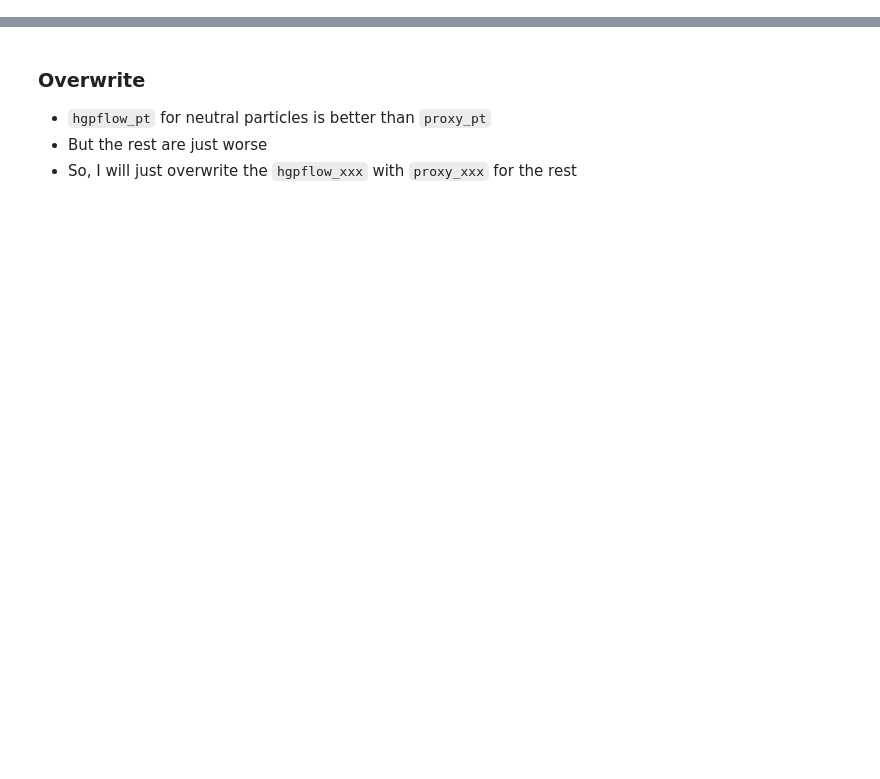
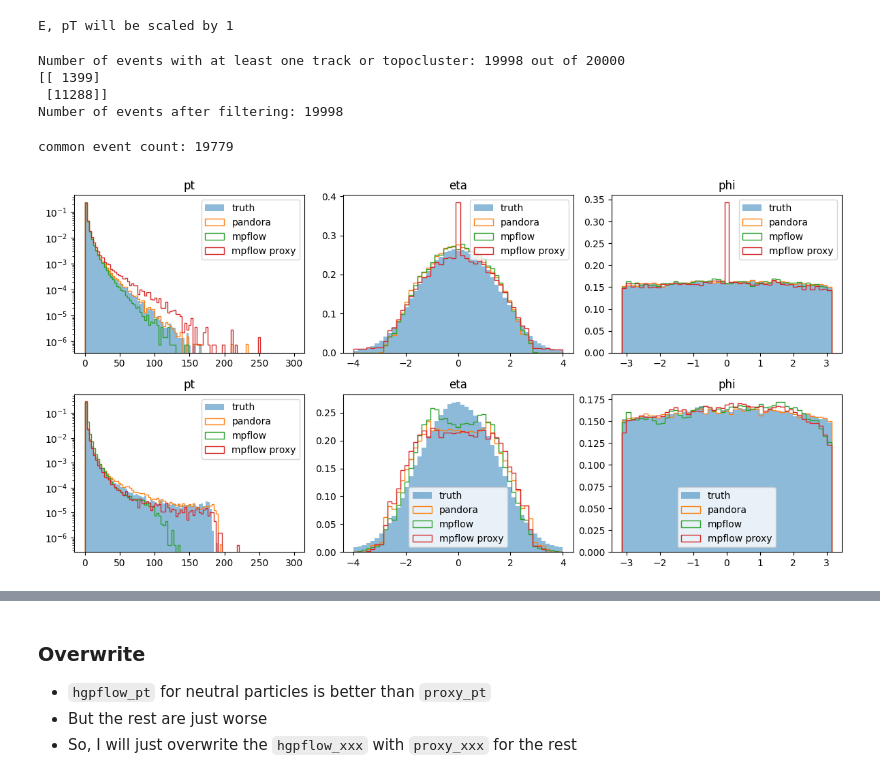
Before and after one commit to sunnyw22/hepattn, a Jupyter notebook: src/hepattn/experiments/clic/notebooks/clic_performance.ipynb, the cells around one changed output, grey strips where cells are left out. Drawn from its saved outputs; the diff is of its cells as text; code cells hidden in the pictures; blank space fills up the shorter version.

```diff
--- a/src/hepattn/experiments/clic/notebooks/clic_performance.ipynb
+++ b/src/hepattn/experiments/clic/notebooks/clic_performance.ipynb
@@ -23,22 +27,30 @@ net_dict = {
     # "mpflow": "/storage/agrp/dmitrykl/hgpf/hepattn/src/hepattn/experiments/clic/logs/CLIC_Pflow_FullDiceFix_20250611-T181526/ckpts/epoch=172-val_loss=3.29018__test.root",
     # "mpflow": "/storage/agrp/dmitrykl/hgpf/hepattn/src/hepattn/experiments/clic/logs/CLIC_Pflow_FullDiceFoc_20250612-T131052/ckpts/epoch=195-val_loss=3.42870__test.root",
     # "mpflow":   "/storage/agrp/dmitrykl/hgpf/hepattn/src/hepattn/experiments/clic/logs/CLIC_Pflow_FullDiceFoc_20250612-T131052/ckpts/epoch=195-val_loss=3.42870__test__common.root",
-    "mpflow": "/storage/agrp/dmitrykl/hgpf/hepattn/src/hepattn/experiments/clic/logs/CLIC_Pflow_FullDiceFocFix_20250613-T142512/ckpts/epoch=159-val_loss=3.51694__test__common.root",
-    "hgpflow": "/storage/agrp/nilotpal/HGPFlow_v2/experiments/hgpflow_v2/clicxminixbig1x2xs2xxxds7kirm1yo/inference/ee_qq_new/pred_test_p8_ee_qq_ecm380_20k_seg_bw0.3_nocut_merged.root",
+    "mpflow": "/share/gpu1/syw24/hepattn/logs/CLIC_Pflow_FullDiceFocFix_BF16_B64_20250625-T144653/ckpts/epoch=046-val_loss=1.07280__test.root",
+    # "hgpflow": "/storage/agrp/nilotpal/HGPFlow_v2/experiments/hgpflow_v2/clicxminixbig1x2xs2xxxds7kirm1yo/inference/ee_qq_new/pred_test_p8_ee_qq_ecm380_20k_seg_bw0.3_nocut_merged.root",
     # 'hgpflow'
 }
 # %%
 perf_obj = Performance(
-    truth_path="/storage/agrp/dmitrykl/hgpf/hepformer/data/nilo/test_clic_common_raw.root",
-    # truth_path="/storage/agrp/dmitrykl/hgpf/hepformer/data/nilo/test_clic_raw.root",
+    truth_path="/share/gpu1/syw24/dmitrii_clic/test_clic_common_raw.root",
+    # truth_path="/share/gpu1/syw24/dmitrii_clic/test_clic_raw.root",
     networks=net_dict,
     # num_events=18000,
     # num_events={
     #     'mpflow' : 25_000,
     # }
 )
+# %% [output]
+E, pT will be scaled by 1
+Number of events with at least one track or topocluster: 19998 out of 20000
+[[ 1399]
+ [11288]]
+Number of events after filtering: 19998
 # %%
 perf_obj.reorder_and_find_intersection()
+# %% [output]
+common event count: 19779
 # %%
 bins = [
     np.linspace(0, 300, 100),
@@ -66,34 +78,36 @@ for i in range(3):
         )
         ax[j, i].hist(
             np.concatenate(perf_obj.truth_dict["pandora_" + var_names[i]])[mask_fns[j](pandora_class)],
             bins=bins[i],
             histtype="step",
             label="pandora",
             density=True,
         )
         for key, value in perf_obj.data.items():
-            pf_class = np.concatenate(value[f"class"])
+            pf_class = np.concatenate(value["class"])
             ax[j, i].hist(
                 np.concatenate(value[var_names[i]])[mask_fns[j](pf_class)],
                 bins=bins[i],
                 histtype="step",
                 label=key,
                 density=True,
             )
             if key in {"hgpflow", "mpflow"}:
                 ax[j, i].hist(
                     np.concatenate(value["proxy_" + var_names[i]])[mask_fns[j](pf_class)],
                     bins=bins[i],
                     histtype="step",
                     label=key + " proxy",
                     density=True,
                 )
         ax[j, i].set_title(var_names[i])
         ax[j, i].legend()
         ax[j, 0].set_yscale("log")
 
 plt.tight_layout()
 plt.show()
+# %% [output]
+[figure, added]
 # %%
 def get_n_particles(data_dict, key="class"):
     n_charged = []
```
Also changed, not shown: parts of 27 cells of this notebook, 10 other files.
